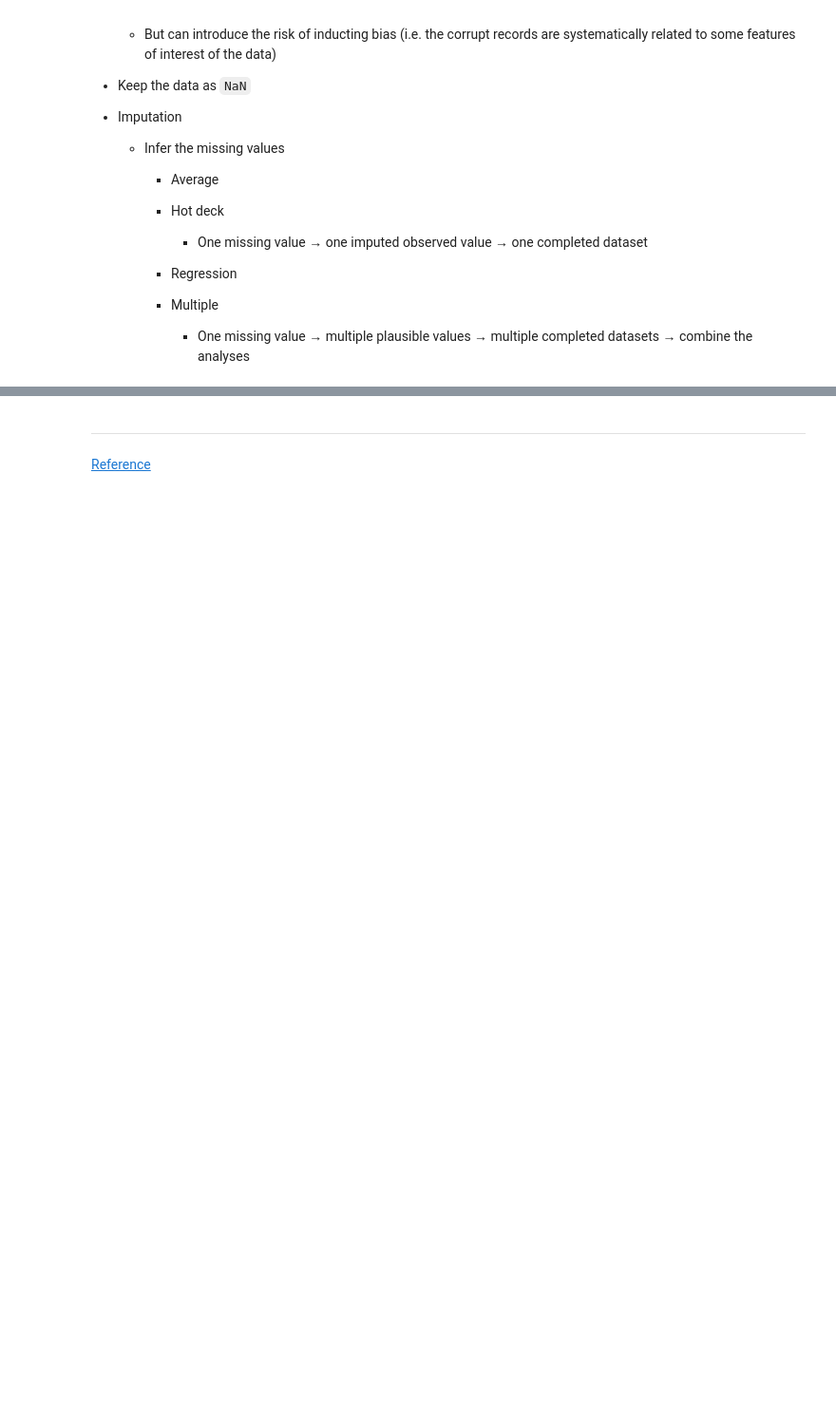
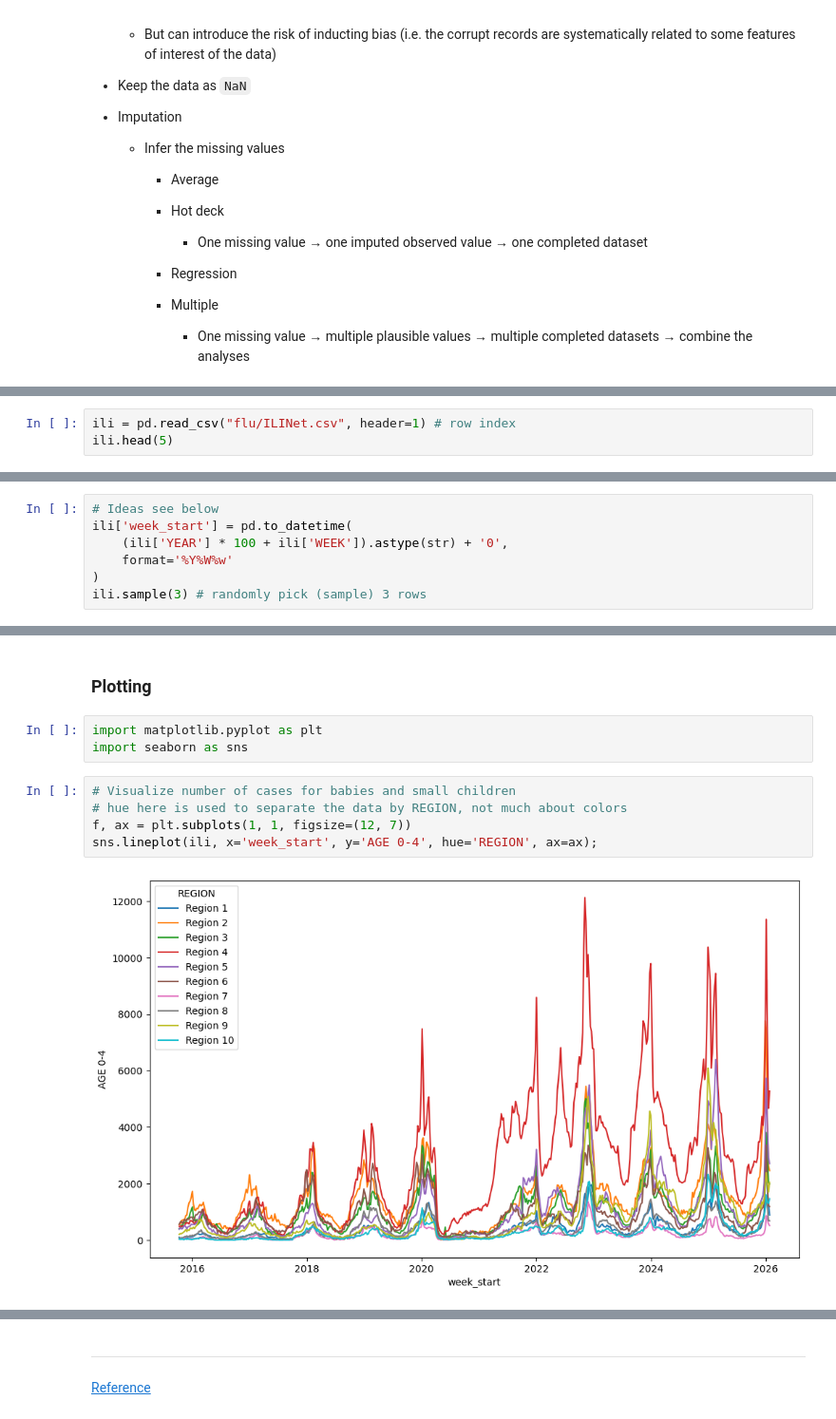
Before and after one commit to AlexKider/Pandas-Notes, a Jupyter notebook: L5 Data Cleaning & EDA.ipynb, the cells around one changed output, grey strips where cells are left out. Shown at 95% size. Drawn from its saved outputs; the diff is of its cells as text; blank space fills up the shorter version.

```diff
--- a/L5 Data Cleaning & EDA.ipynb
+++ b/L5 Data Cleaning & EDA.ipynb
@@ -569,0 +644,3 @@ Some solutions:
+# %%
+ili = pd.read_csv("flu/ILINet.csv", header=1) # row index
+ili.head(5)
@@ -569,0 +670,7 @@ Some solutions:
+# %%
+# Ideas see below
+ili['week_start'] = pd.to_datetime(
+    (ili['YEAR'] * 100 + ili['WEEK']).astype(str) + '0',
+    format='%Y%W%w'
+)
+ili.sample(3) # randomly pick (sample) 3 rows
@@ -569,0 +740,12 @@ Some solutions:
+# %% [markdown]
+### Plotting
+# %%
+import matplotlib.pyplot as plt
+import seaborn as sns
+# %%
+# Visualize number of cases for babies and small children
+# hue here is used to separate the data by REGION, not much about colors
+f, ax = plt.subplots(1, 1, figsize=(12, 7))
+sns.lineplot(ili, x='week_start', y='AGE 0-4', hue='REGION', ax=ax);
+# %% [output]
+[figure, added]
```
Also changed, not shown: parts of 66 cells of this notebook, 7 other files.
